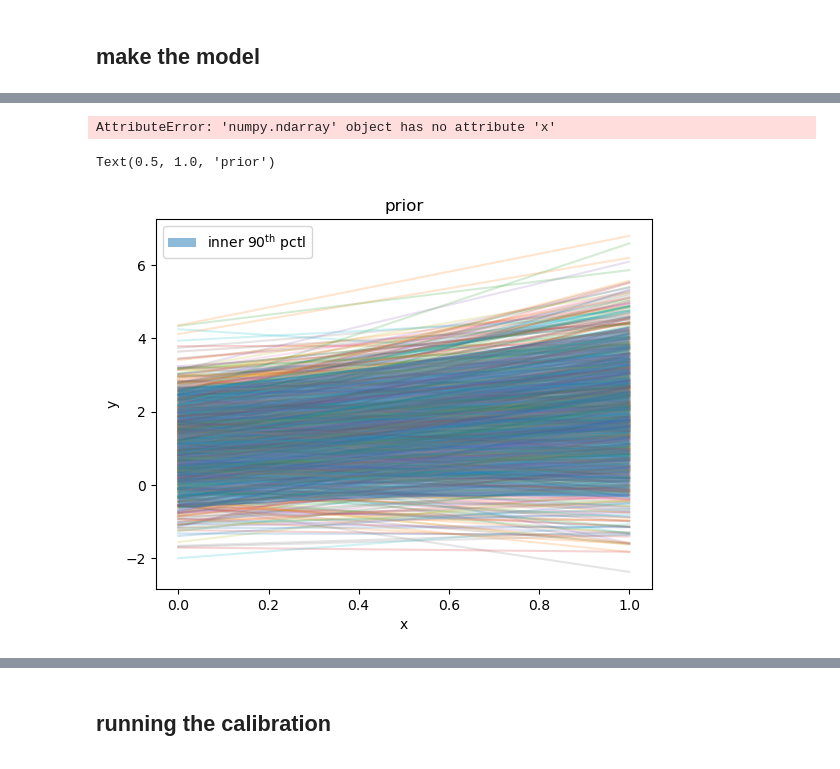
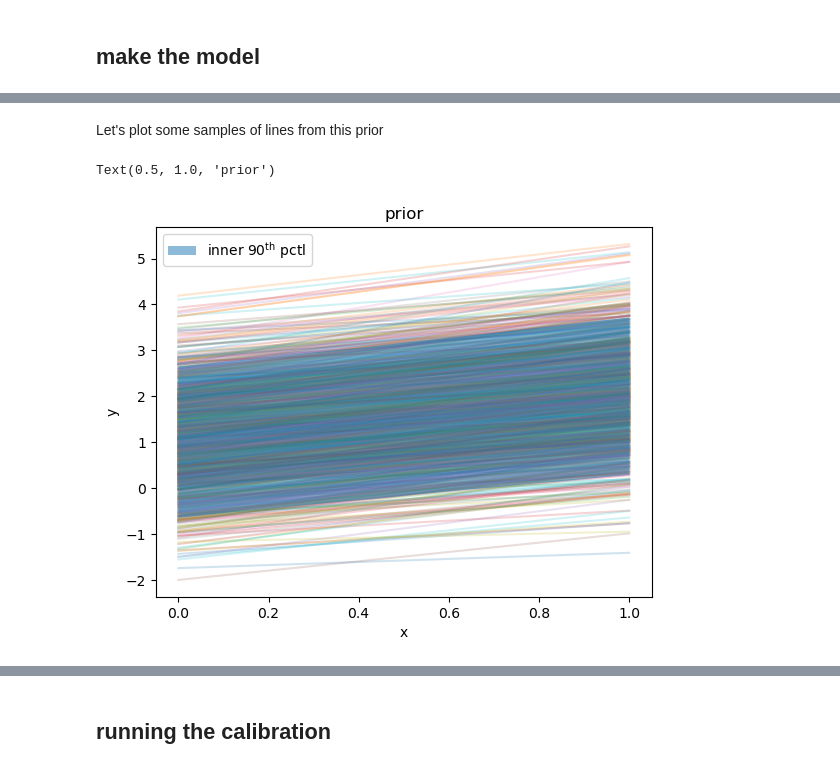
Before and after one commit to beykyle/rxmc, a Jupyter notebook: examples/linear_calibration_demo.ipynb, the cells around one changed output, grey strips where cells are left out. Drawn from its saved outputs; the diff is of its cells as text; code cells hidden in the pictures.

```diff
--- a/examples/linear_calibration_demo.ipynb
+++ b/examples/linear_calibration_demo.ipynb
@@ -65,4 +86,16 @@ class PhysicalModel(builtins.object)
 # %%
 class LinearModel(rxmc.physical_model.PhysicalModel):
-    def evaluate(self, params: OrderedDict):
-        return params["m"] * self.observation.x + params["b"]
+    def __init__(self):
+        params = [
+            rxmc.params.Parameter("m", float, "no-units"),
+            rxmc.params.Parameter("b", float, "y-units"),
+        ]
+        super().__init__(params)
+
+    def evaluate(self, observation, m, b):
+        return self.y(observation.x, m, b)
+
+    def y(self, x, m, b):
+        # useful to have a function hat takes in an array-like x
+        # rather than an Observation, e.g. for plotting
+        return m * x + b
@@ -71,2 +104,2 @@ x = np.linspace(0, 1, 10)
 # %%
-my_model = LinearModel( params)
+my_model = LinearModel()
@@ -81,7 +145,7 @@ prior_mean = OrderedDict(
 )
 prior_std_dev = OrderedDict(
     [
-        ("m", 1),
+        ("m", 0.3),
         ("b", 1),
     ]
 )
@@ -92,28 +156,35 @@ mean = np.array(list(prior_mean.values()))
 n_prior_samples = 100000
 prior_distribution = stats.multivariate_normal(mean, covariance)
 prior_samples = prior_distribution.rvs(size=n_prior_samples)
+# %% [markdown]
+Let's plot some samples of lines from this prior
 # %%
+# dummy observation for plotting
+x = np.linspace(0, 1, 10)
+
+# array to hold the lines
 y = np.zeros((n_prior_samples, len(x)))
+
+# propagate the prior through to the observation
 for i in range(n_prior_samples):
     sample = prior_samples[i, :]
-    y[i, :] = my_model(rxmc.params.to_ordered_dict(sample, [p.name for p in params]))
+    y[i, :] = my_model.y(x, *sample)
 
+# grab confidence intervals for plotting
 upper, lower = np.percentile(y, [5, 95], axis=0)
-# %% [output]
-AttributeError: 'numpy.ndarray' object has no attribute 'x'
 # %%
 for i in np.random.choice(n_prior_samples, 1000):
-    plt.plot(my_model.x, y[i, :], zorder=1, alpha=0.2)
+    plt.plot(x, y[i, :], zorder=1, alpha=0.2)
     # pass
 
 plt.fill_between(
-    my_model.x, lower, upper, alpha=0.5, zorder=2, label=r"inner 90$^\text{th}$ pctl"
+    x, lower, upper, alpha=0.5, zorder=2, label=r"inner 90$^\text{th}$ pctl"
 )
 plt.xlabel("x")
 plt.ylabel("y")
 plt.legend()
 plt.title("prior")
 # %% [output]
 Text(0.5, 1.0, 'prior')
-[figure, old version]
+[figure, new version]
 # %%
```
Also changed, not shown: parts of 44 cells of this notebook, 5 other files.
